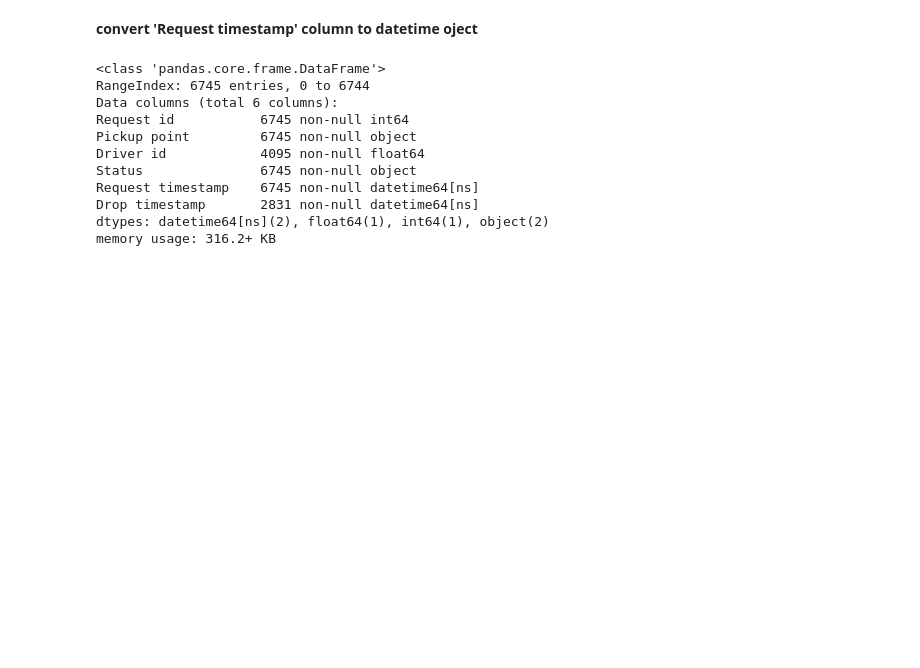
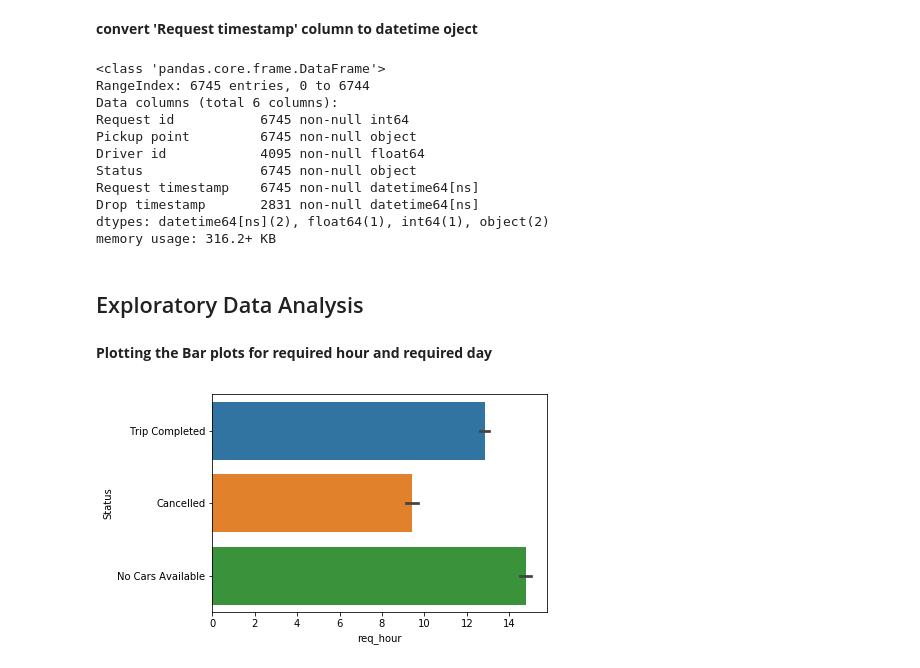
Before and after one commit to SrajanKumarShukla/Uber-Case-Study, a Jupyter notebook: Uber_Case_Study.ipynb, the cells around one changed output. Saved outputs shown, nothing was run; the diff lists cells and outputs as text; code cells hidden in the pictures; blank space fills up the shorter version.

```diff
--- a/Uber_Case_Study.ipynb
+++ b/Uber_Case_Study.ipynb
@@ -145,3 +145,15 @@ req_day = df["Request timestamp"].dt.day
 req_day.head()
 req_day.value_counts()
 df["req_day"] = req_day
+# %% [markdown]
+## Exploratory Data Analysis
+# %% [markdown]
+**Plotting the Bar plots for required hour and required day**
+# %%
+def plot_cat(cat_var):
+    sns.barplot(x=cat_var, y='Status', data=df)
+    plt.show()
+# %%
+plot_cat("req_hour")
+# %% [output]
+[figure, added]
```
Also changed, not shown: parts of 29 cells of this notebook.
